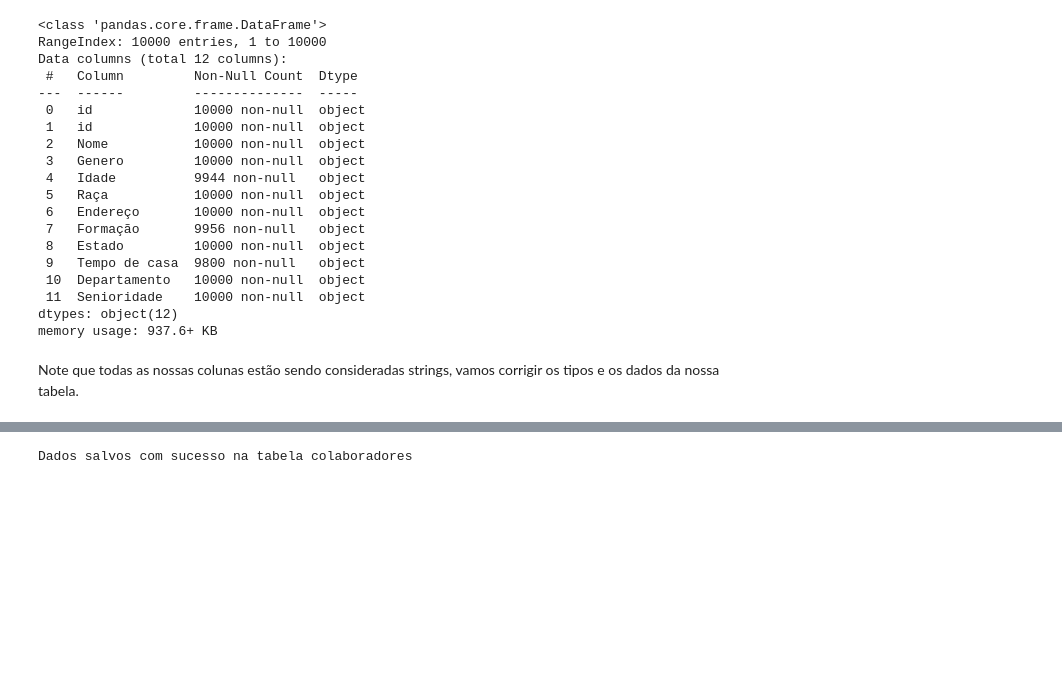
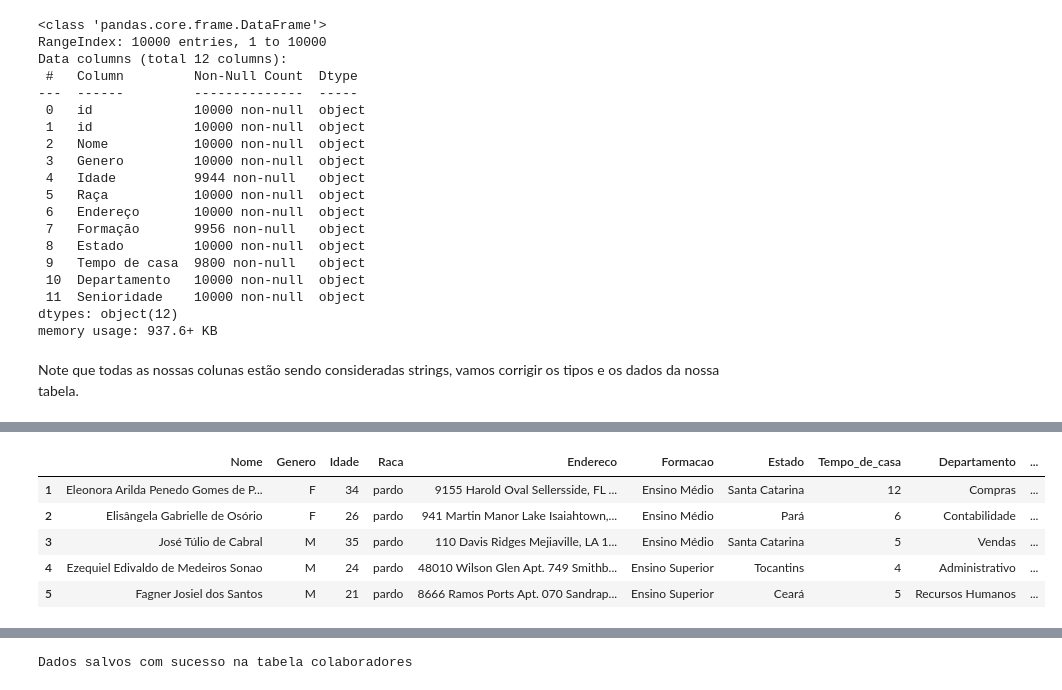
Before and after one commit to pedrolustosab/AdaHack-Dados, a Jupyter notebook: tratamento_de_dados.ipynb, the cells around one changed output, grey strips where cells are left out. Drawn from its saved outputs; the diff is of its cells as text; code cells hidden in the pictures; blank space fills up the shorter version.

```diff
--- a/tratamento_de_dados.ipynb
+++ b/tratamento_de_dados.ipynb
@@ -144,17 +198,7 @@ df
 # %%
-# Corrigindo dados das colunas
+# Adição da coluna de UFs
 
-
-df['Tempo de casa'] = df['Tempo de casa'].astype(float).astype(int)
-df.loc[df['Tempo de casa'] < 0, 'Tempo de casa'] = -1
-
-df['Idade'] = df['Idade'].astype(float).astype(int)
-
-df['Endereço'] = df['Endereço'].str.replace('\n', ' ')
-
-df['Genero'] = df['Genero'].replace({'Fem': 'F', 'Masc': 'M'})
-
-lista_de_estados = {
+state_list = {
                     'Acre':'AC',
                     'Alagoas':'AL',
                     'Amapá':'AP',
@@ -183,4 +227,4 @@ lista_de_estados = {
                     'Sergipe':'SE',
                     'Tocantins':'TO'}
 
-df['Estado_UF'] = df['Estado'].replace(lista_de_estados)
+df['Estado_UF'] = df['Estado'].replace(state_list)
@@ -190,14 +239,3 @@ df.rename(columns={'Raça': 'Raca', 'Endereço': 'Endereco', 'Formação': 'Form
 # %%
 # Retirando coluna repetida
 df.drop(['id'], axis=1, inplace=True)
-# %%
-# Defina os limites das faixas etárias
-bins = [0, 18, 23, 28, 33, 38, 43, 48, 53, 58, 63, 68, 200]
-
-# Defina os rótulos para as faixas etárias
-labels = ['<18', '18-22', '23-27', '28-32', '33-37', '38-42', '43-47', '48-52', '53-57', '58-62', '63-67', '68+']
-
-# Crie a nova coluna de faixa etária
-df['Faixa_Etaria'] = pd.cut(df['Idade'], bins=bins, labels=labels, right=False)
-
-df
@@ -239,0 +268,9 @@ memory usage: 843.5+ KB
+# %%
+df.head()
+# %% [output]
+|  | Nome | Genero | Idade | Raca | Endereco | Formacao | Estado | Tempo_de_casa | Departamento | ... |
+| 1 | Eleonora Arilda Penedo Gomes de P... | F | 34 | pardo | 9155 Harold Oval Sellersside, FL ... | Ensino Médio | Santa Catarina | 12 | Compras | ... |
+| 2 | Elisângela Gabrielle de Osório | F | 26 | pardo | 941 Martin Manor Lake Isaiahtown,... | Ensino Médio | Pará | 6 | Contabilidade | ... |
+| 3 | José Túlio de Cabral | M | 35 | pardo | 110 Davis Ridges Mejiaville, LA 1... | Ensino Médio | Santa Catarina | 5 | Vendas | ... |
+| 4 | Ezequiel Edivaldo de Medeiros Sonao | M | 24 | pardo | 48010 Wilson Glen Apt. 749 Smithb... | Ensino Superior | Tocantins | 4 | Administrativo | ... |
+| 5 | Fagner Josiel dos Santos | M | 21 | pardo | 8666 Ramos Ports Apt. 070 Sandrap... | Ensino Superior | Ceará | 5 | Recursos Humanos | ... |
```
Also changed, not shown: parts of 28 cells of this notebook.
